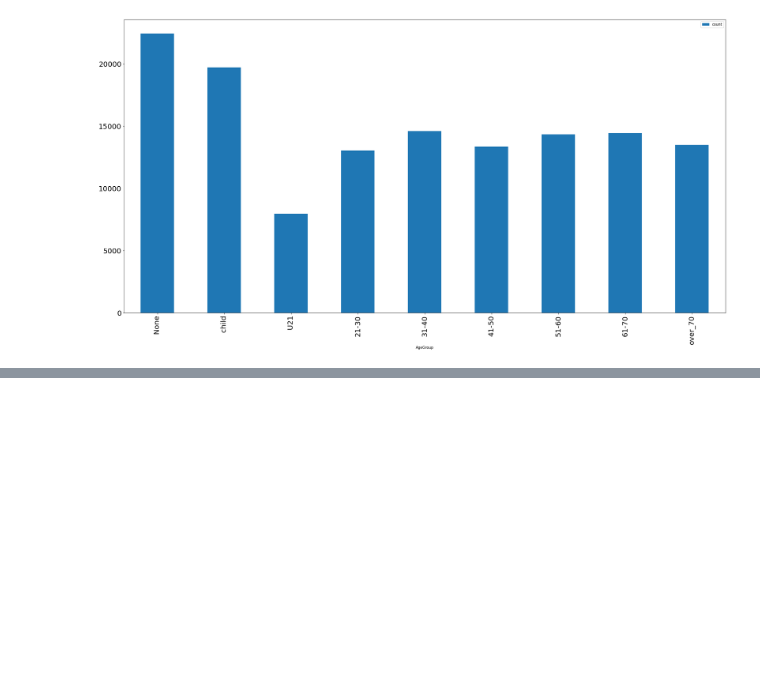
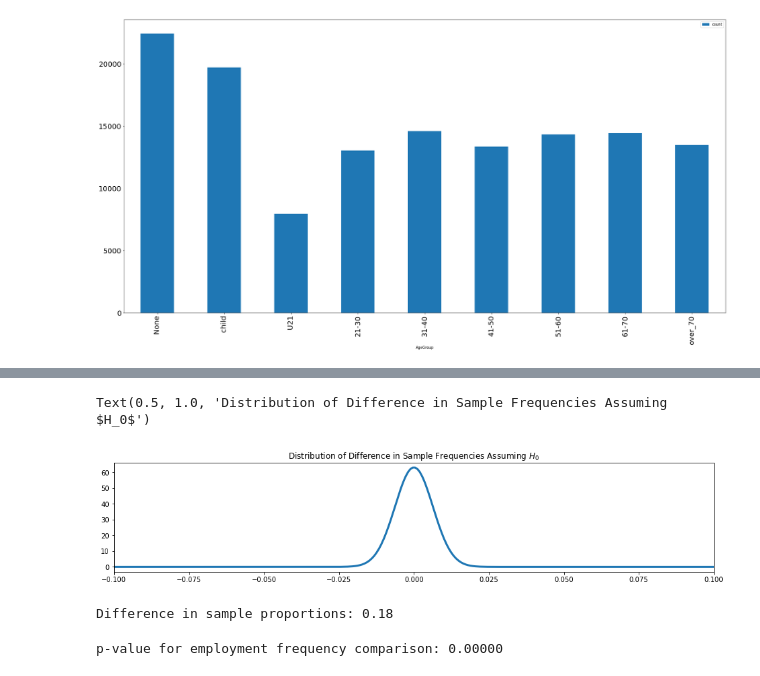
Before and after one commit to arcweld/DSI_Capstone_1, a Jupyter notebook: 3_wed_Cap1.ipynb, the cells around one changed output, grey strips where cells are left out. Cells and saved outputs as stored; diff of their text form; code cells hidden in the pictures; blank space fills up the shorter version.

```diff
--- a/3_wed_Cap1.ipynb
+++ b/3_wed_Cap1.ipynb
@@ -86,0 +153,16 @@ df_hsg = spark.sql(query)
+# %%
+shared_sample_freq = (emp_v + emp_c) / (n_v + n_c)
+
+shared_sample_variance = (n_v + n_c) * (shared_sample_freq * (1 - shared_sample_freq)) / (n_v * n_c)
+
+difference_in_proportions = stats.norm(0, np.sqrt(shared_sample_variance))
+# %%
+fig, ax = plt.subplots(1, figsize=(16, 3))
+
+x = np.linspace(-.1, .1, num=250)
+ax.plot(x, difference_in_proportions.pdf(x), linewidth=3)
+ax.set_xlim(-.1, .1)
+ax.set_title("Distribution of Difference in Sample Frequencies Assuming $H_0$")
+# %% [output]
+Text(0.5, 1.0, 'Distribution of Difference in Sample Frequencies Assuming $H_0$')
+[figure, added]
@@ -86,0 +172,10 @@ df_hsg = spark.sql(query)
+# %%
+difference_in_sample_proportions =  civ_sample_freq - vet_sample_freq
+print("Difference in sample proportions: {:2.2f}".format(difference_in_sample_proportions))
+# %% [output]
+Difference in sample proportions: 0.18
+# %%
+p_value = 1 - difference_in_proportions.cdf(difference_in_sample_proportions)
+print("p-value for employment frequency comparison: {:2.5f}".format(p_value))
+# %% [output]
+p-value for employment frequency comparison: 0.00000
```
Also changed, not shown: parts of 17 cells of this notebook, 7 other files.
